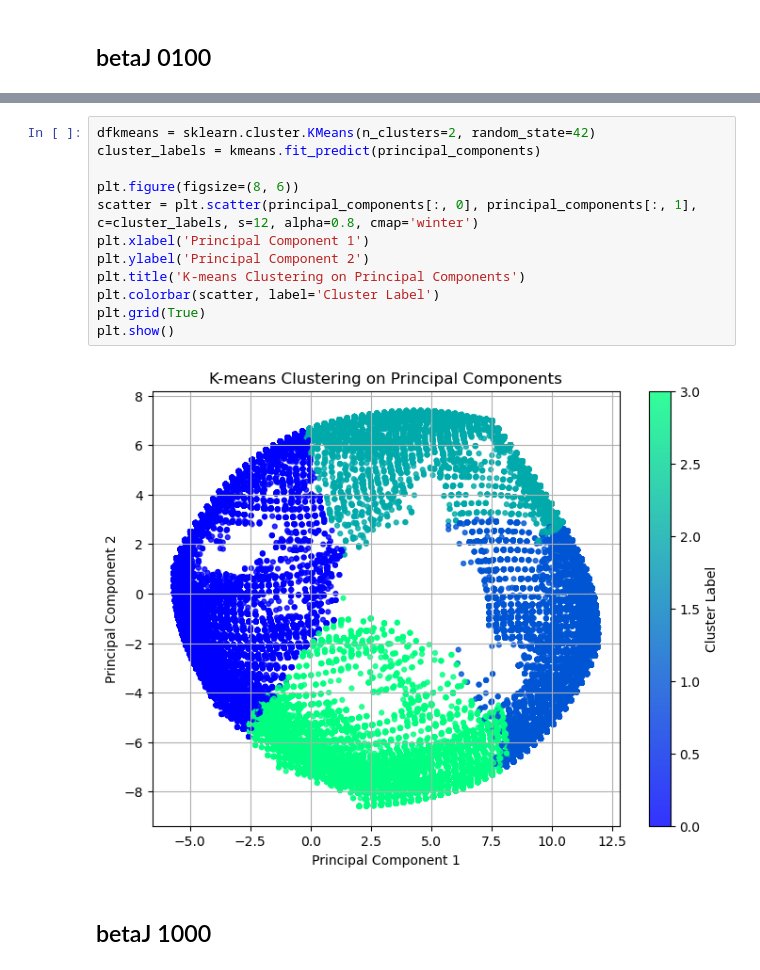
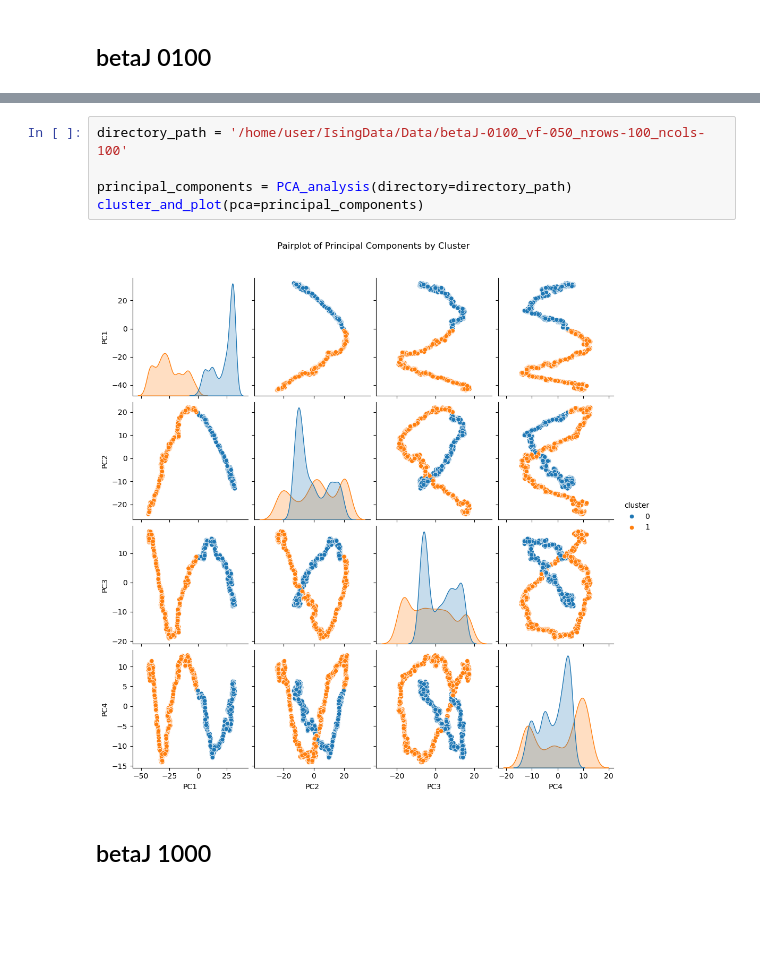
Before and after one commit to garrett-reinhard/IsingReduction, a Jupyter notebook: Ising_Reduction.ipynb, the cells around one changed output, grey strips where cells are left out. Cells and saved outputs as stored; diff of their text form; blank space fills up the shorter version.

```diff
--- a/Ising_Reduction.ipynb
+++ b/Ising_Reduction.ipynb
@@ -90,16 +55,9 @@ plt.show()
-# %%
-dfkmeans = sklearn.cluster.KMeans(n_clusters=2, random_state=42)
-cluster_labels = kmeans.fit_predict(principal_components)
-
-plt.figure(figsize=(8, 6))
-scatter = plt.scatter(principal_components[:, 0], principal_components[:, 1], c=cluster_labels, s=12, alpha=0.8, cmap='winter')
-plt.xlabel('Principal Component 1')
-plt.ylabel('Principal Component 2')
-plt.title('K-means Clustering on Principal Components')
-plt.colorbar(scatter, label='Cluster Label')
-plt.grid(True)
-plt.show()
-# %% [output]
-[figure, removed]
+# %%
+directory_path = '/home/user/IsingData/Data/betaJ-0100_vf-050_nrows-100_ncols-100'
+
+principal_components = PCA_analysis(directory=directory_path)
+cluster_and_plot(pca=principal_components)
+# %% [output]
+[figure, added]
 # %% [markdown]
 ## betaJ 1000
```
Also changed, not shown: parts of 21 cells of this notebook.
